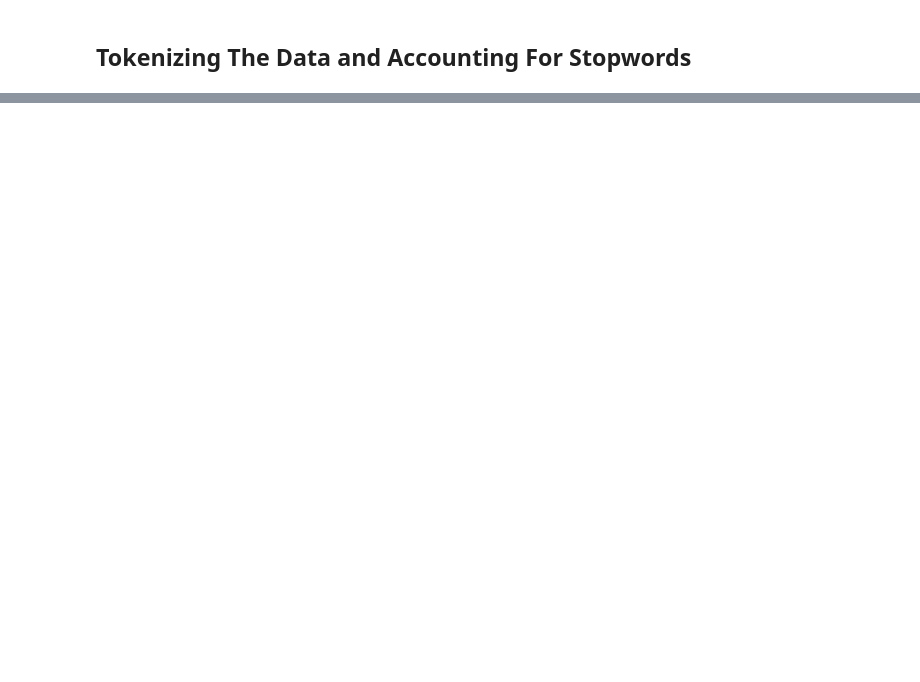
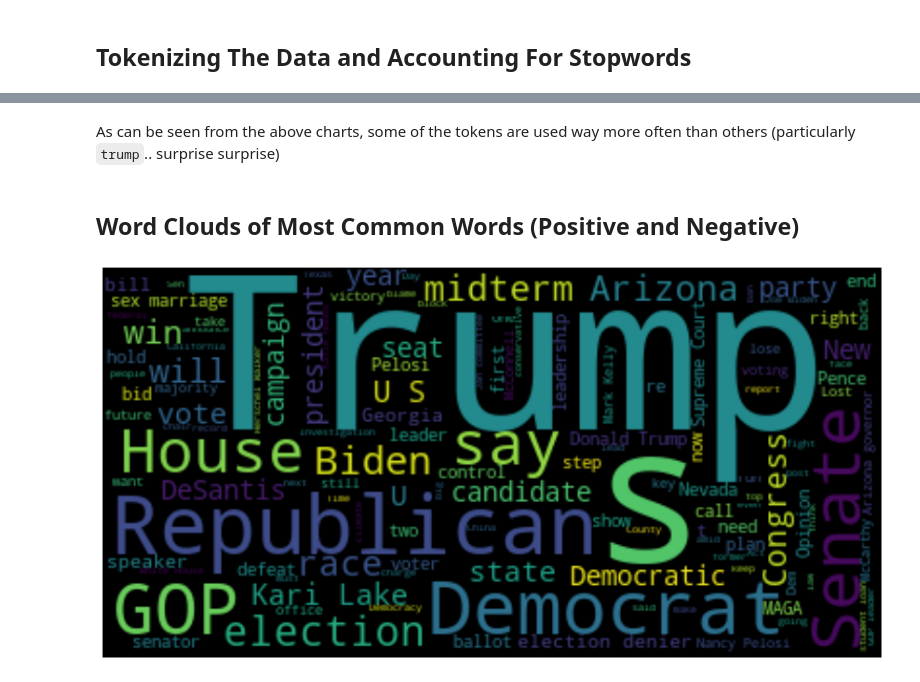
Before and after one commit to MrKimhoff/Reddit-Comment-Sentiment-Analysis, a Jupyter notebook: Project Two Working Notebook.ipynb, the cells around one changed output, grey strips where cells are left out. Saved outputs shown, nothing was run; the diff lists cells and outputs as text; code cells hidden in the pictures; blank space fills up the shorter version.

```diff
--- a/Project Two Working Notebook.ipynb
+++ b/Project Two Working Notebook.ipynb
@@ -228,0 +313,4 @@ positive_frequency.most_common(15)
+# %% [markdown]
+As can be seen from the above charts, some of the tokens are used way more often than others (particularly `trump`.. surprise surprise)
+# %% [markdown]
+## Word Clouds of Most Common Words (Positive and Negative)
@@ -228,0 +320,10 @@ positive_frequency.most_common(15)
+# %%
+def plot_word_cloud(series, output_filename='worldcloud'):
+    wc = WordCloud().generate(' '.join(series.astype(str)))
+    wc.to_file(output_filename + '.png')
+    plt.figure(figsize=(15,10))
+    plt.imshow(wc, interpolation='bilinear')
+    plt.axis('off')
+plot_word_cloud(df['headlines'], 'overall-wordcloud')
+# %% [output]
+[figure, added]
```
Also changed, not shown: parts of 29 cells of this notebook, 2 other files.
